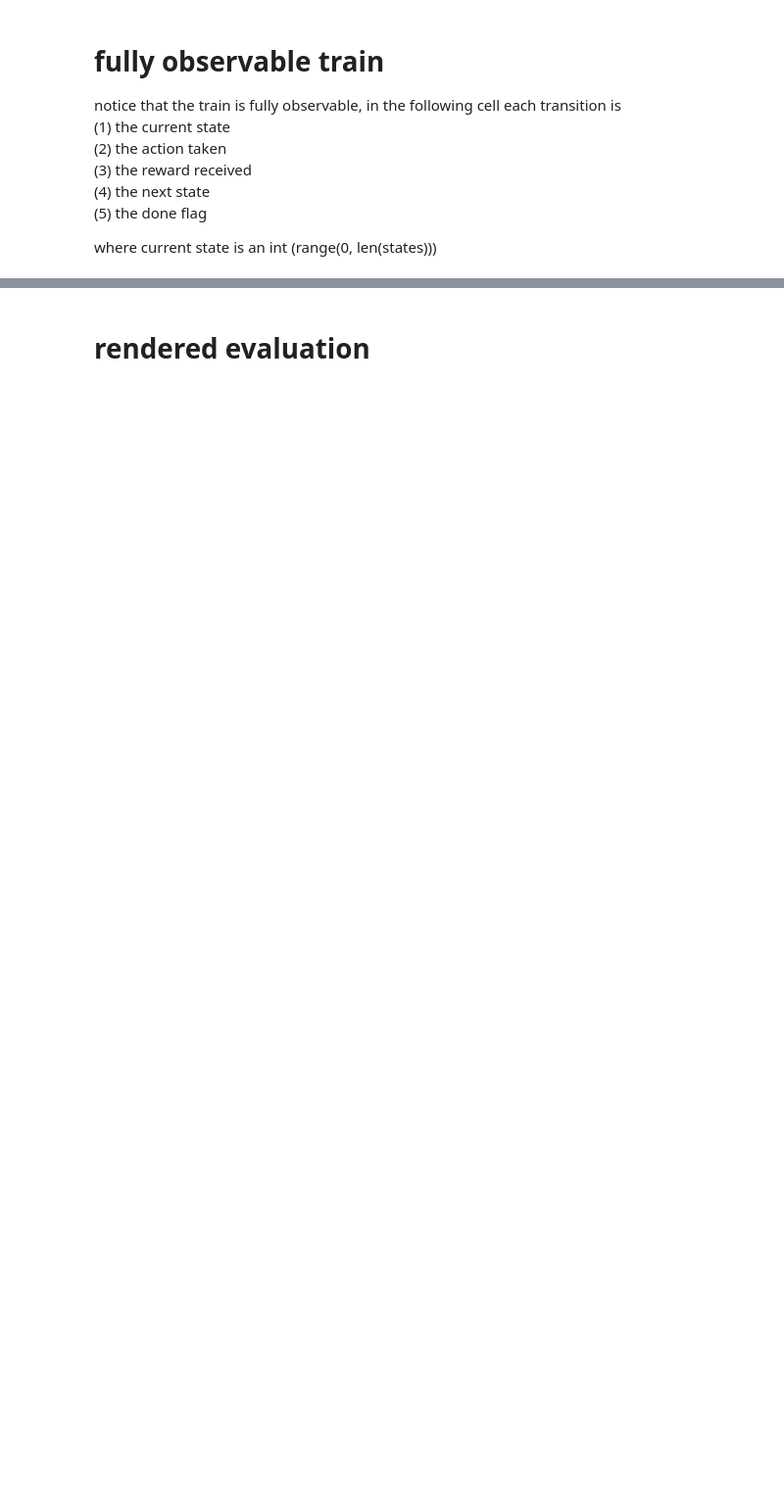
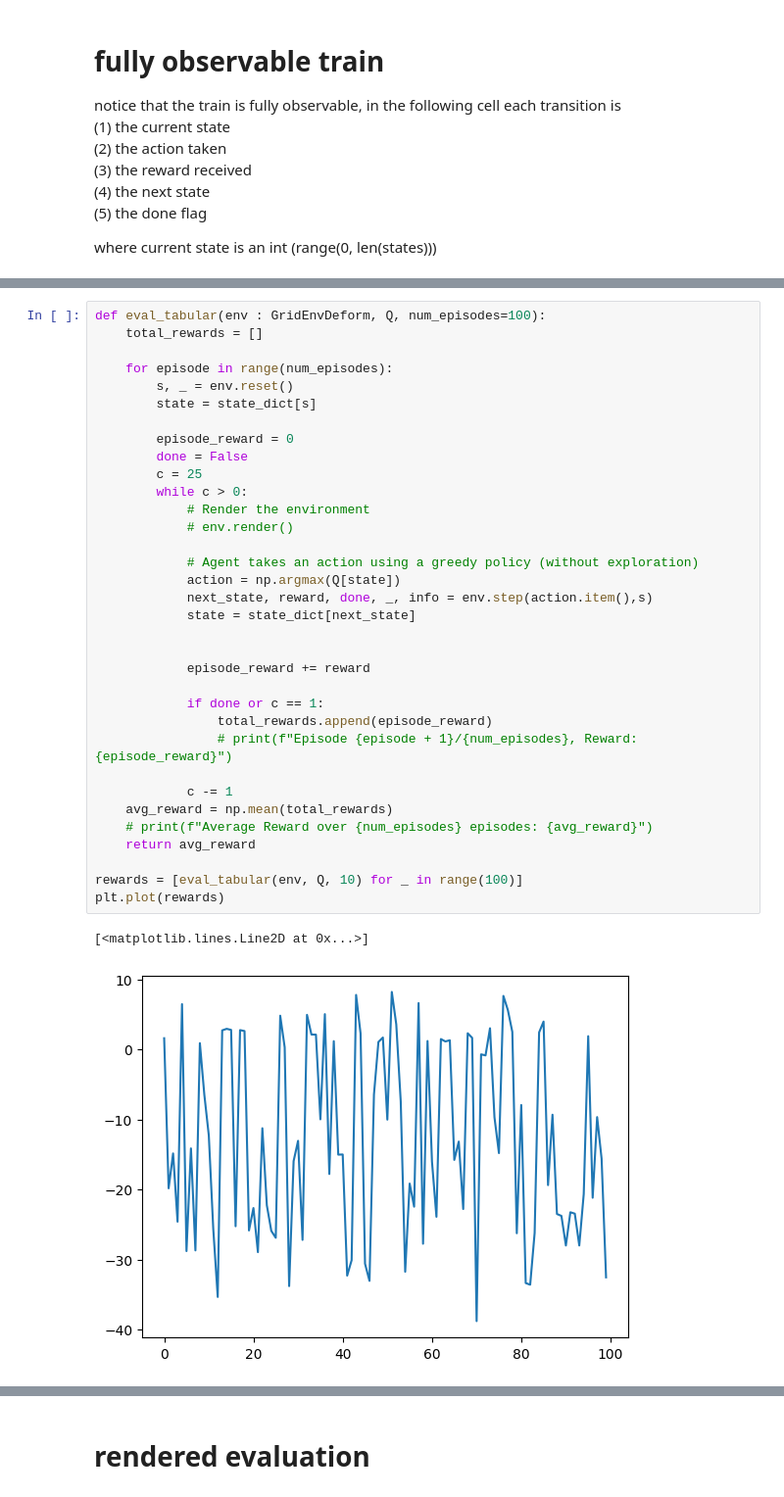
Before and after one commit to flaccagora/RoboSurgery, a Jupyter notebook: src/train.ipynb, the cells around one changed output, grey strips where cells are left out. Shown at 98% size. Drawn from its saved outputs; the diff is of its cells as text; blank space fills up the shorter version.

```diff
--- a/src/train.ipynb
+++ b/src/train.ipynb
@@ -95,0 +132,37 @@ where current state is an int (range(0, len(states)))
+# %%
+def eval_tabular(env : GridEnvDeform, Q, num_episodes=100):
+    total_rewards = []
+
+    for episode in range(num_episodes):
+        s, _ = env.reset()
+        state = state_dict[s]
+
+        episode_reward = 0
+        done = False
+        c = 25
+        while c > 0:
+            # Render the environment
+            # env.render()
+
+            # Agent takes an action using a greedy policy (without exploration)
+            action = np.argmax(Q[state])
+            next_state, reward, done, _, info = env.step(action.item(),s)
+            state = state_dict[next_state]
+
+
+            episode_reward += reward
+
+            if done or c == 1:
+                total_rewards.append(episode_reward)
+                # print(f"Episode {episode + 1}/{num_episodes}, Reward: {episode_reward}")
+
+            c -= 1
+    avg_reward = np.mean(total_rewards)
+    # print(f"Average Reward over {num_episodes} episodes: {avg_reward}")
+    return avg_reward
+
+rewards = [eval_tabular(env, Q, 10) for _ in range(100)]
+plt.plot(rewards)
+# %% [output]
+[<matplotlib.lines.Line2D at 0x...>]
+[figure, added]
```
Also changed, not shown: parts of 22 cells of this notebook, 5 other files.
